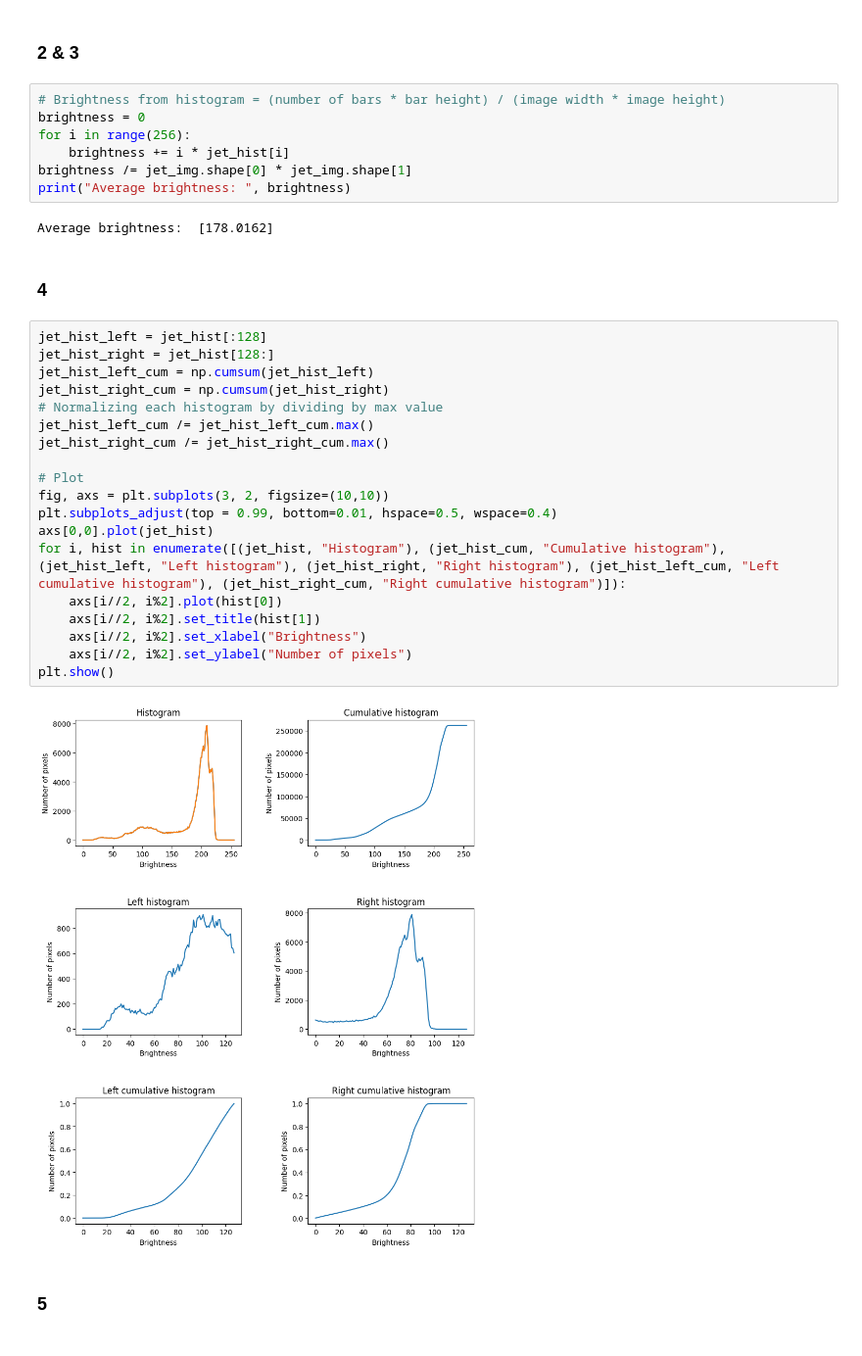
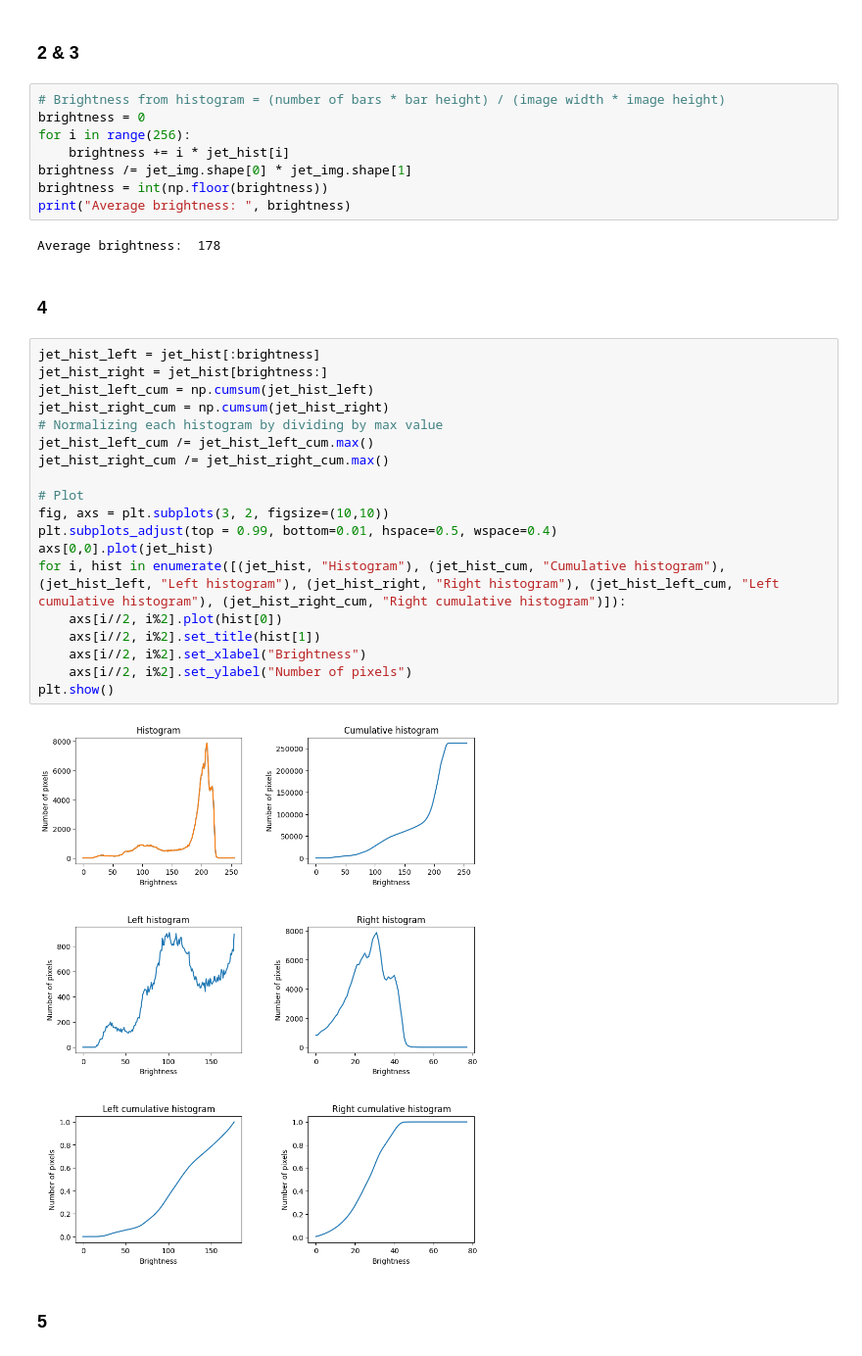
Before and after one commit to lursz/DigitalImageProcessing-Course, a Jupyter notebook: lab3/03_histogram_hw.ipynb, the cells around one changed output. Shown at 98% size. Drawn from its saved outputs; the diff is of its cells as text.

```diff
--- a/lab3/03_histogram_hw.ipynb
+++ b/lab3/03_histogram_hw.ipynb
@@ -64,32 +73,33 @@ brightness = 0
 for i in range(256):
     brightness += i * jet_hist[i]
 brightness /= jet_img.shape[0] * jet_img.shape[1]
+brightness = int(np.floor(brightness))
 print("Average brightness: ", brightness)
 # %% [output]
-Average brightness:  [178.0162]
+Average brightness:  178
 # %% [markdown]
 ### 4
 # %%
-jet_hist_left = jet_hist[:128]
-jet_hist_right = jet_hist[128:]
+jet_hist_left = jet_hist[:brightness]
+jet_hist_right = jet_hist[brightness:]
 jet_hist_left_cum = np.cumsum(jet_hist_left)
 jet_hist_right_cum = np.cumsum(jet_hist_right)
 # Normalizing each histogram by dividing by max value
 jet_hist_left_cum /= jet_hist_left_cum.max()
 jet_hist_right_cum /= jet_hist_right_cum.max()
 
 # Plot
 fig, axs = plt.subplots(3, 2, figsize=(10,10))
 plt.subplots_adjust(top = 0.99, bottom=0.01, hspace=0.5, wspace=0.4)
 axs[0,0].plot(jet_hist)
 for i, hist in enumerate([(jet_hist, "Histogram"), (jet_hist_cum, "Cumulative histogram"), (jet_hist_left, "Left histogram"), (jet_hist_right, "Right histogram"), (jet_hist_left_cum, "Left cumulative histogram"), (jet_hist_right_cum, "Right cumulative histogram")]):
     axs[i//2, i%2].plot(hist[0])
     axs[i//2, i%2].set_title(hist[1])
     axs[i//2, i%2].set_xlabel("Brightness")
     axs[i//2, i%2].set_ylabel("Number of pixels")
 plt.show()
 # %% [output]
-[figure, old version]
+[figure, new version]
 # %% [markdown]
 ### 5
 # %%
```
Also changed, not shown: parts of 3 cells of this notebook, 2 other files.
